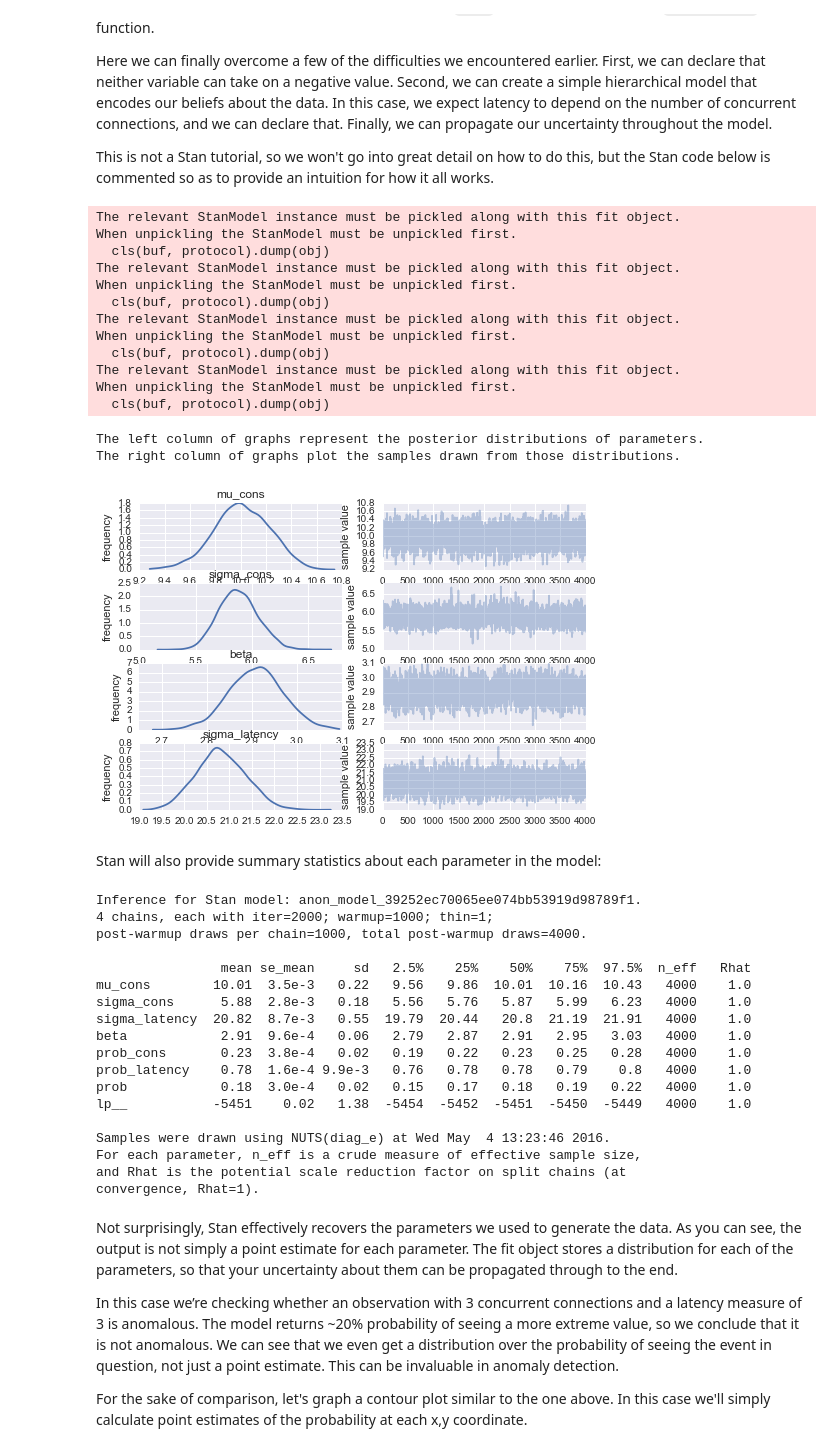
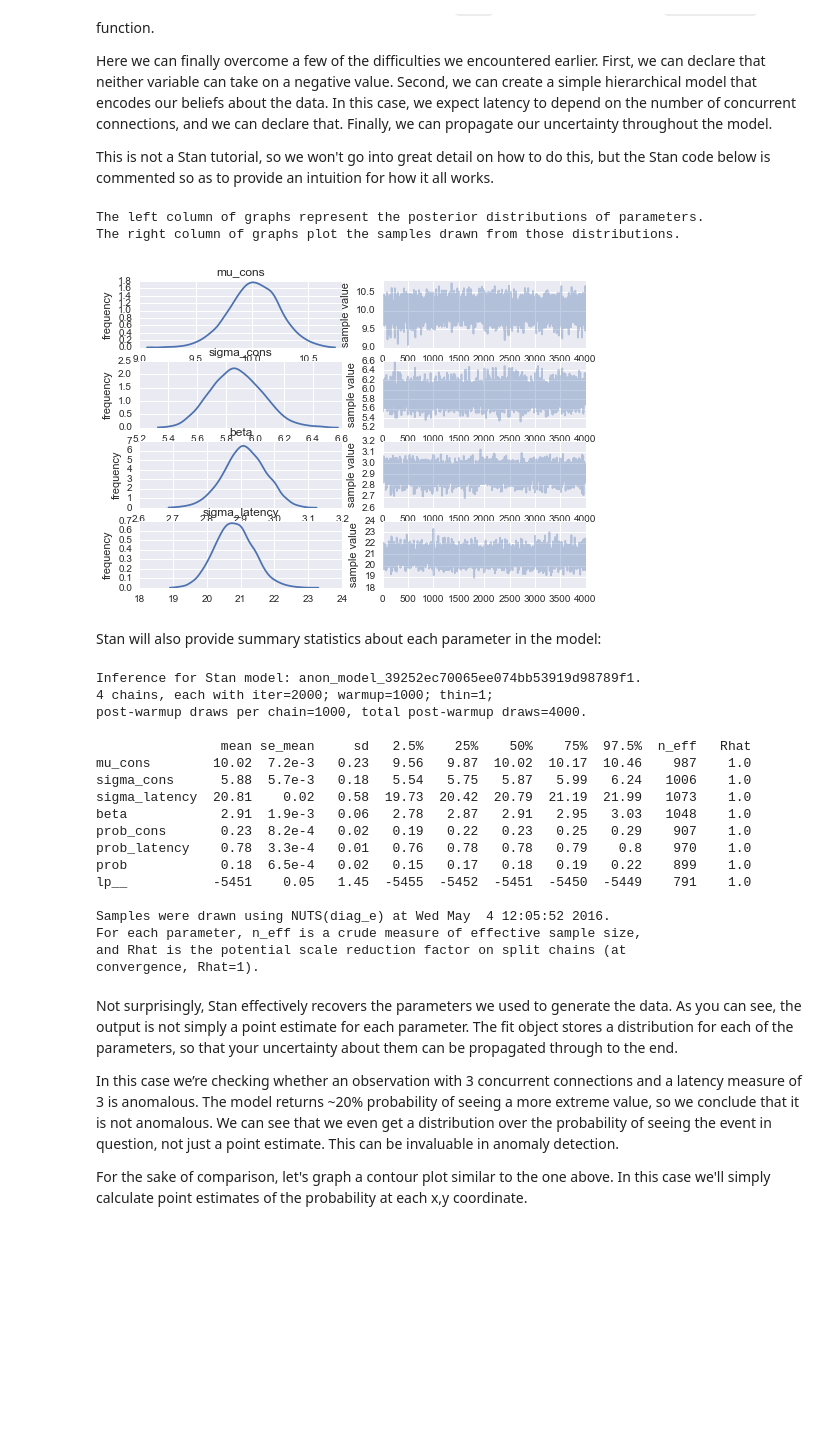
Before and after one commit to fastforwardlabs/anomaly_detection, a Jupyter notebook: Anomaly Detection Post.ipynb, the cells around one changed output. Cells and saved outputs as stored; diff of their text form; code cells hidden in the pictures; blank space fills up the shorter version.

```diff
--- a/Anomaly Detection Post.ipynb
+++ b/Anomaly Detection Post.ipynb
@@ -311,50 +311,40 @@ model_code = """
         // both these distributions are truncated below at 0.0
         for (i in 1:N) {
             cons[i] ~ normal(mu_cons, sigma_cons) T[0.0,];
-            latency[i] ~ normal(beta * cons[i], sigma_latency) T[0.0,]; // latency is linearly related to cons
+
+            // latency is linearly related to cons
+            latency[i] ~ normal(beta * cons[i], sigma_latency) T[0.0,];
         }
     }
 
     generated quantities {
         real prob_cons;
         real prob_latency;
         real prob;
 
         prob_cons <- 2 * (.5 - abs(.5 - normal_cdf(cons_test, mu_cons, sigma_cons)));
         prob_latency <- 2 * (.5 - abs(.5 - normal_cdf(latency_test, beta * cons_test, sigma_latency)));
         prob <- prob_cons * prob_latency;
     }
 """
 
 data = {
     'N': N,
     'latency': latency,
     'cons': cons,
     'latency_test': 3.,
     'cons_test': 3.,
 }
 
 fit = pystan.stan(model_code=model_code, data=data)
 fit.plot(['mu_cons', 'sigma_cons', 'beta', 'sigma_latency'])
 print('The left column of graphs represent the posterior distributions of parameters.')
 print('The right column of graphs plot the samples drawn from those distributions.')
 plt.show()
 # %% [output]
-The relevant StanModel instance must be pickled along with this fit object.
-When unpickling the StanModel must be unpickled first.
-  cls(buf, protocol).dump(obj)
-The relevant StanModel instance must be pickled along with this fit object.
-When unpickling the StanModel must be unpickled first.
-  cls(buf, protocol).dump(obj)
-The relevant StanModel instance must be pickled along with this fit object.
-When unpickling the StanModel must be unpickled first.
-  cls(buf, protocol).dump(obj)
-The relevant StanModel instance must be pickled along with this fit object.
-When unpickling the StanModel must be unpickled first.
-  cls(buf, protocol).dump(obj)
+The left column of graphs represent the posterior distributions of parameters.
+The right column of graphs plot the samples drawn from those distributions.
-The left column of graphs represent the posterior distributions of parameters.
-The right column of graphs plot the samples drawn from those distributions.
-[figure, old version]
+[figure, new version]
 # %% [markdown]
 Stan will also provide summary statistics about each parameter in the model:
 # %%
@@ -365,16 +355,16 @@ Inference for Stan model: anon_model_39252ec70065ee074bb53919d98789f1.
 post-warmup draws per chain=1000, total post-warmup draws=4000.
 
                 mean se_mean     sd   2.5%    25%    50%    75%  97.5%  n_eff   Rhat
-mu_cons        10.01  3.5e-3   0.22   9.56   9.86  10.01  10.16  10.43   4000    1.0
-sigma_cons      5.88  2.8e-3   0.18   5.56   5.76   5.87   5.99   6.23   4000    1.0
-sigma_latency  20.82  8.7e-3   0.55  19.79  20.44   20.8  21.19  21.91   4000    1.0
-beta            2.91  9.6e-4   0.06   2.79   2.87   2.91   2.95   3.03   4000    1.0
-prob_cons       0.23  3.8e-4   0.02   0.19   0.22   0.23   0.25   0.28   4000    1.0
-prob_latency    0.78  1.6e-4 9.9e-3   0.76   0.78   0.78   0.79    0.8   4000    1.0
-prob            0.18  3.0e-4   0.02   0.15   0.17   0.18   0.19   0.22   4000    1.0
-lp__           -5451    0.02   1.38  -5454  -5452  -5451  -5450  -5449   4000    1.0
+mu_cons        10.02  7.2e-3   0.23   9.56   9.87  10.02  10.17  10.46    987    1.0
+sigma_cons      5.88  5.7e-3   0.18   5.54   5.75   5.87   5.99   6.24   1006    1.0
+sigma_latency  20.81    0.02   0.58  19.73  20.42  20.79  21.19  21.99   1073    1.0
+beta            2.91  1.9e-3   0.06   2.78   2.87   2.91   2.95   3.03   1048    1.0
+prob_cons       0.23  8.2e-4   0.02   0.19   0.22   0.23   0.25   0.29    907    1.0
+prob_latency    0.78  3.3e-4   0.01   0.76   0.78   0.78   0.79    0.8    970    1.0
+prob            0.18  6.5e-4   0.02   0.15   0.17   0.18   0.19   0.22    899    1.0
+lp__           -5451    0.05   1.45  -5455  -5452  -5451  -5450  -5449    791    1.0
 
-Samples were drawn using NUTS(diag_e) at Wed May  4 13:23:46 2016.
+Samples were drawn using NUTS(diag_e) at Wed May  4 12:05:52 2016.
 For each parameter, n_eff is a crude measure of effective sample size,
 and Rhat is the potential scale reduction factor on split chains (at
 convergence, Rhat=1).
```
Also changed, not shown: parts of 1 cell of this notebook.
